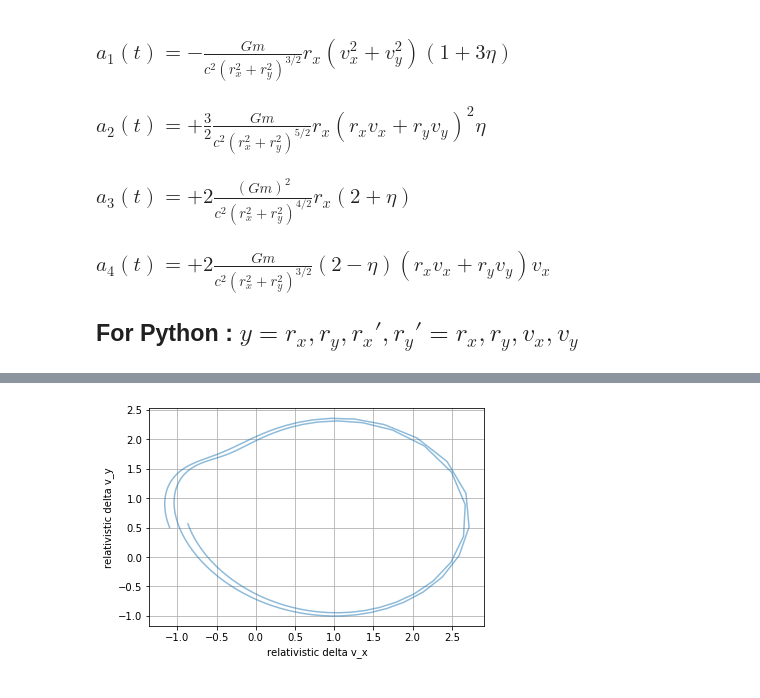
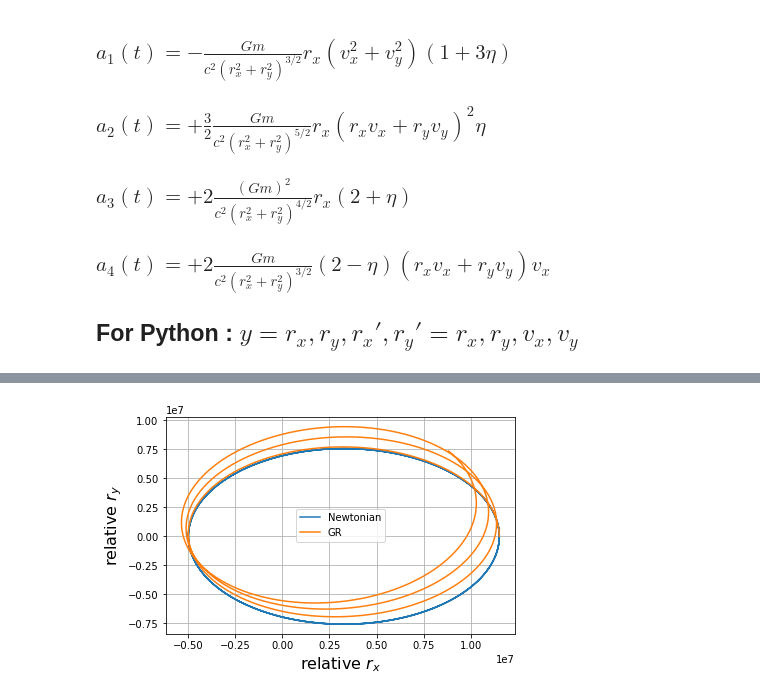
Before and after one commit to NiallJeffrey/post-Newtonian, a Jupyter notebook: PN_2-body.ipynb, the cells around one changed output, grey strips where cells are left out. Cells and saved outputs as stored; diff of their text form; code cells hidden in the pictures.

```diff
--- a/PN_2-body.ipynb
+++ b/PN_2-body.ipynb
@@ -88,5 +109,13 @@ _ = plt.ylabel('relativistic delta r_y'), plt.xlabel('relativistic delta r_x'),
-# %%
-_ = plt.plot(sol[:, 0] - sol_non_rel[:, 2], sol[:, 1]- sol_non_rel[:, 3], alpha=0.5)
-_ = plt.ylabel('relativistic delta v_y'), plt.xlabel('relativistic delta v_x'), plt.grid()
-# %% [output]
-[figure, removed]
+# %%
+colors = plt.cm.inferno(np.linspace(0,1,len(t)))
+
+_ = plt.plot(sol_non_rel[:, 0], sol_non_rel[:, 1], c='C0', label='Newtonian')
+# for i in range(len(t)):
+#     plt.scatter(sol[i, 0], sol[i, 1], color=colors[i], marker='.', alpha=0.3, label='GR')
+#     if i==0:
+#         plt.legend()
+_ = plt.plot(sol[:, 0], sol[:, 1], c='C1', label='GR'), plt.legend()
+_ = plt.ylabel(r'relative $r_y$', fontsize=16), plt.xlabel(r'relative $r_x$', fontsize=16), plt.grid()
+_ = plt.tight_layout(True), plt.savefig('bh_binary_pn2.png' , dpi=200)
+# %% [output]
+[figure, added]
```
Also changed, not shown: parts of 10 cells of this notebook, 3 other files.
